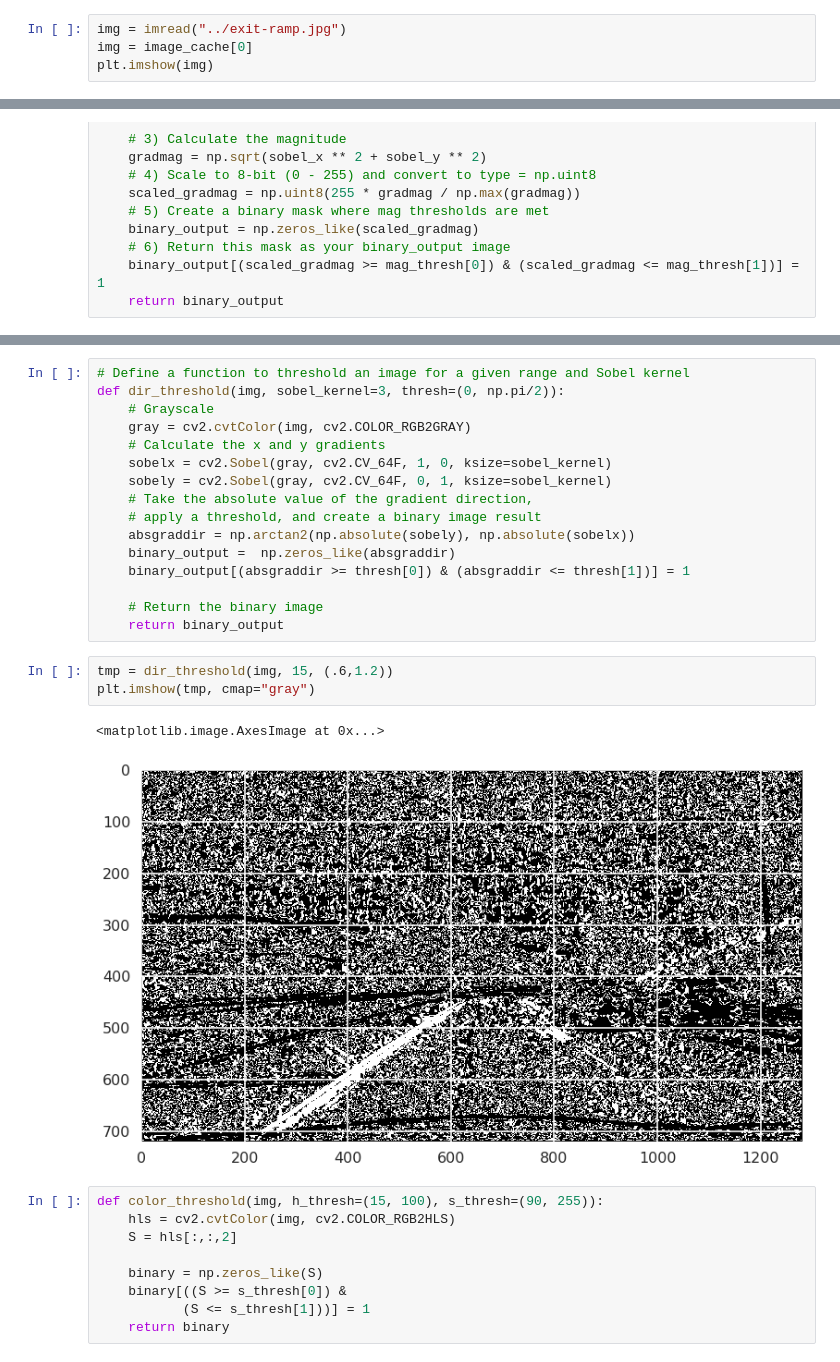
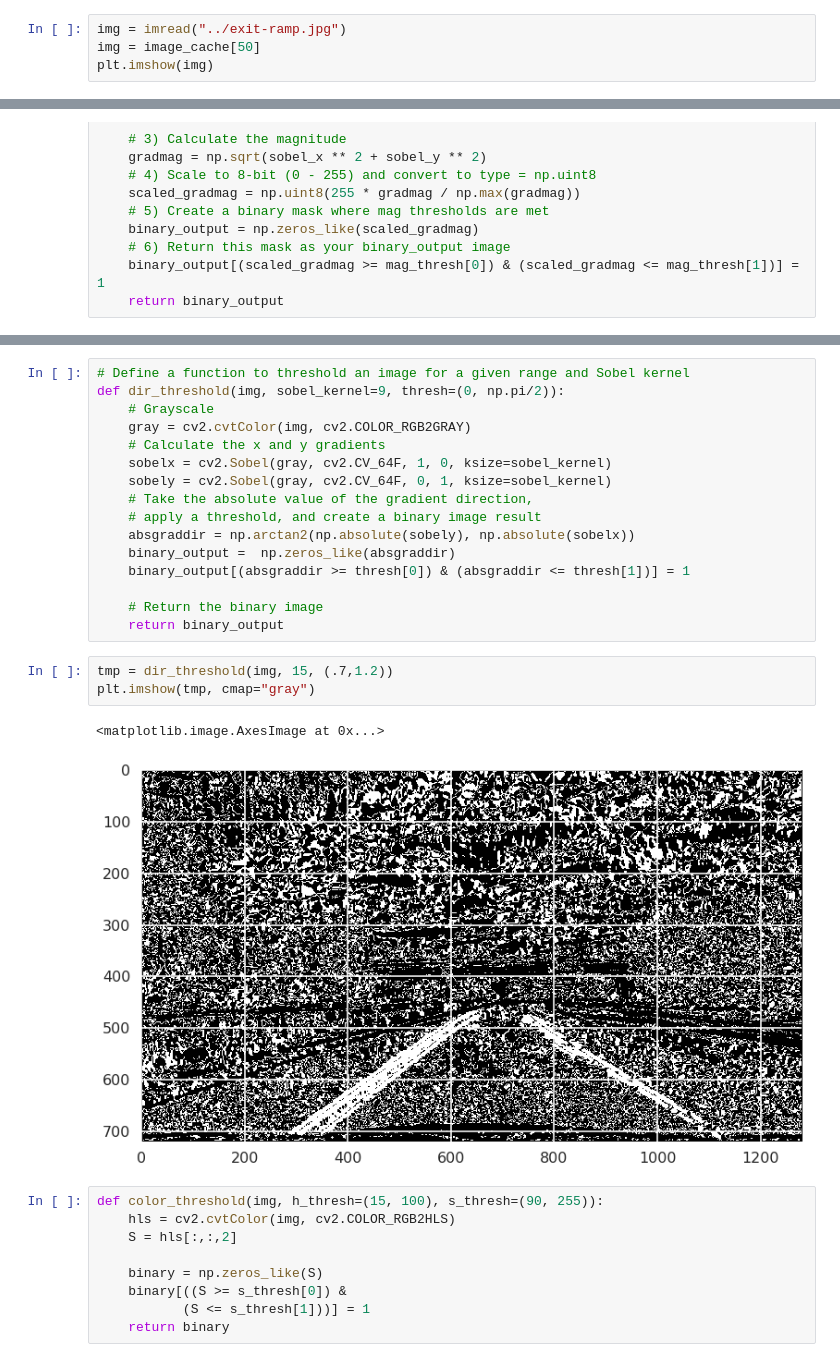
Before and after one commit to DrClick/SDC, a Jupyter notebook: sdc/project_4/cnd-all/project_pipeline.ipynb, the cells around one changed output, grey strips where cells are left out. Saved outputs shown, nothing was run; the diff lists cells and outputs as text.

```diff
--- a/sdc/project_4/cnd-all/project_pipeline.ipynb
+++ b/sdc/project_4/cnd-all/project_pipeline.ipynb
@@ -14,7 +14,7 @@ from IPython.display import HTML
 sns.set_context("poster")
 # %%
 img = imread("../exit-ramp.jpg")
-img = image_cache[0]
+img = image_cache[50]
 plt.imshow(img)
 # %% [output]
 <matplotlib.image.AxesImage at 0x...>
@@ -89,6 +89,6 @@ plt.imshow(tmp, cmap="gray")
 # %%
 # Define a function to threshold an image for a given range and Sobel kernel
-def dir_threshold(img, sobel_kernel=3, thresh=(0, np.pi/2)):
+def dir_threshold(img, sobel_kernel=9, thresh=(0, np.pi/2)):
     # Grayscale
     gray = cv2.cvtColor(img, cv2.COLOR_RGB2GRAY)
     # Calculate the x and y gradients
@@ -103,11 +103,11 @@ def dir_threshold(img, sobel_kernel=3, thresh=(0, np.pi/2)):
     # Return the binary image
     return binary_output
 # %%
-tmp = dir_threshold(img, 15, (.6,1.2))
+tmp = dir_threshold(img, 15, (.7,1.2))
 plt.imshow(tmp, cmap="gray")
 # %% [output]
 <matplotlib.image.AxesImage at 0x...>
-[figure, old version]
+[figure, new version]
 # %%
 def color_threshold(img, h_thresh=(15, 100), s_thresh=(90, 255)):
     hls = cv2.cvtColor(img, cv2.COLOR_RGB2HLS)
```
Also changed, not shown: parts of 22 cells of this notebook, 22 other files.
